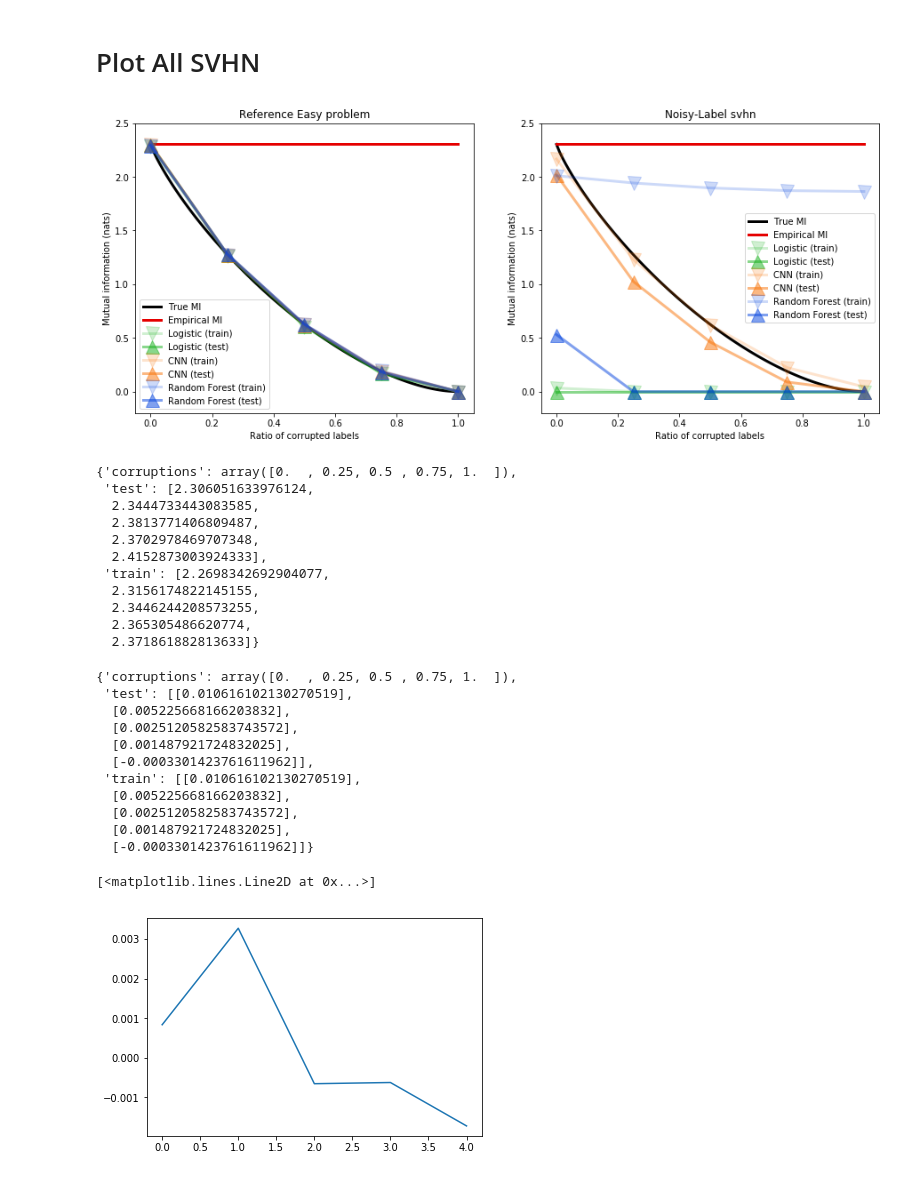
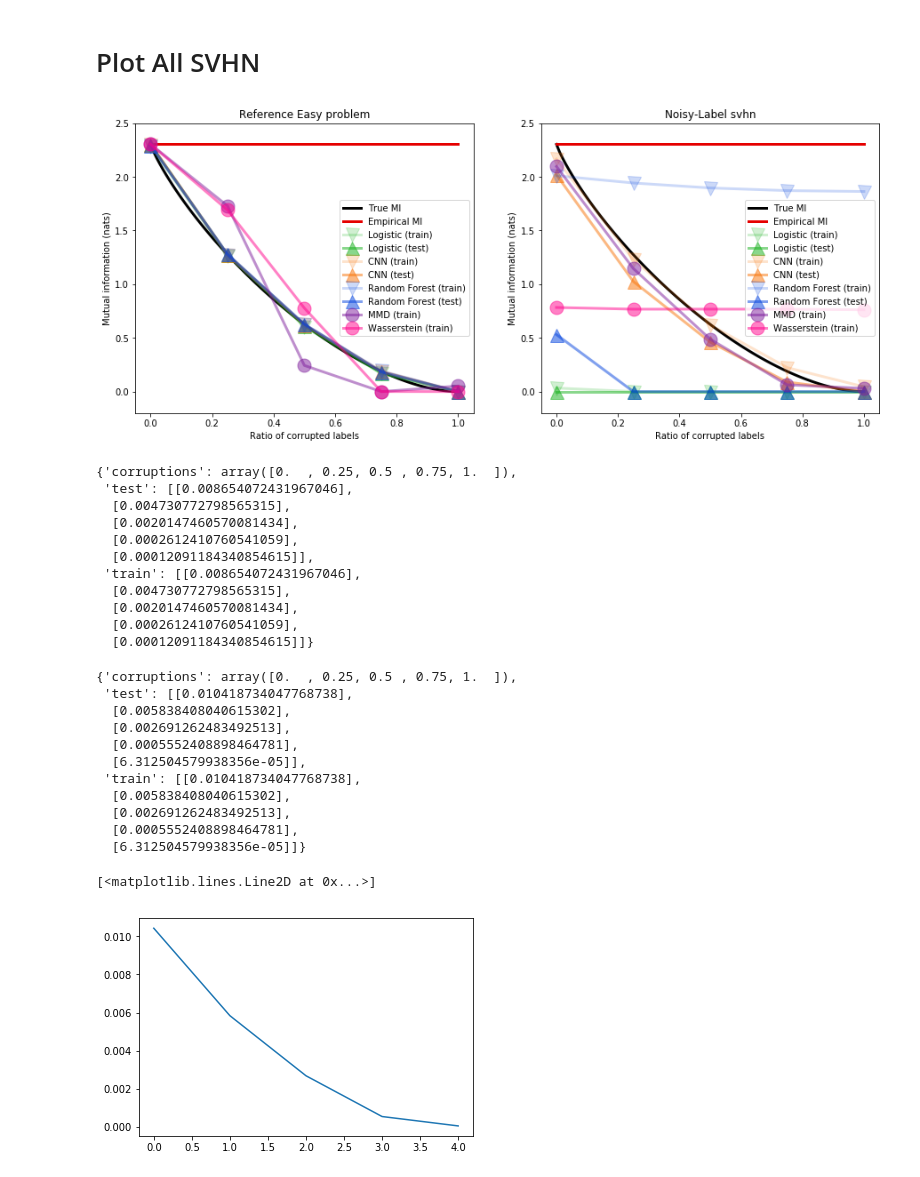
Before and after one commit to gabrielhuang/adversarial-divergence-code, a Jupyter notebook: pmi/pmi mnist.ipynb, the cells around one changed output. Drawn from its saved outputs; the diff is of its cells as text; code cells hidden in the pictures.

Commit message:
adde wasserstein SVHN

```diff
--- a/pmi/pmi mnist.ipynb
+++ b/pmi/pmi mnist.ipynb
@@ -899,7 +964,7 @@ def compute_wasserstein(corruptions, reference=False, N=1000):
         # Weight matrix
         X_train, Y_train = dataset_to_numpy(train_corrupted)
         X_random, Y_random = dataset_to_numpy(train_random)
-        X_test, Y_test = dataset_to_numpy(test_corrupted)
+        #X_test, Y_test = dataset_to_numpy(test_corrupted)
 
         # limit the number of points
         X_train = X_train[:N]
@@ -1033,10 +1134,10 @@ def plot_data2(data, label, color, scale=1., marker=None, **kwargs):
              marker='o', alpha=0.5, linewidth=3, **kwargs)#, ls='dashed')
 
 plt.figure(figsize=(15, 6))
-#MMD_max = np.max(torch.load('reference_mmd.pt')['train'])
-#MMD_scaling = np.log(10) / MMD_max
-#Wasserstein_max = np.max(torch.load('reference_wasserstein.pt')['train'])
-#Wasserstein_scaling = np.log(10) / Wasserstein_max
+MMD_max = np.max(torch.load('{}_reference_mmd.pt'.format(args.dataset))['train'])
+MMD_scaling = np.log(10) / MMD_max
+Wasserstein_max = np.max(torch.load('{}_reference_wasserstein.pt'.format(args.dataset))['train'])
+Wasserstein_scaling = np.log(10) / Wasserstein_max
 
 plt.subplot(121)
 
@@ -1052,8 +1153,8 @@ plt.plot(alpha,empirical_mi, label='Empirical MI', color='xkcd:red', linewidth=3
 plot_data(torch.load('{}_reference_logistic.pt'.format(args.dataset)), 'Logistic', 'xkcd:green', marker='s')
 plot_data(torch.load('{}_reference_cnn.pt'.format(args.dataset)), 'CNN', 'xkcd:orange', marker=10)
 plot_data(torch.load('{}_reference_rf.pt'.format(args.dataset)), 'Random Forest', 'xkcd:blue', marker=11)
-#plot_data2(torch.load('reference_mmd.pt'), 'MMD', 'xkcd:purple', MMD_scaling, marker='o')
-#plot_data2(torch.load('reference_wasserstein.pt'), 'Wasserstein', 'xkcd:hot pink', Wasserstein_scaling, marker='o')
+plot_data2(torch.load('{}_reference_mmd.pt'.format(args.dataset)), 'MMD', 'xkcd:purple', MMD_scaling, marker='o')
+plot_data2(torch.load('{}_reference_wasserstein.pt'.format(args.dataset)), 'Wasserstein', 'xkcd:hot pink', Wasserstein_scaling, marker='o')
 
 
 plt.title('Reference Easy problem')
@@ -1062,66 +1163,66 @@ plt.ylabel('Mutual information (nats)')
 plt.ylim(-0.2, 2.5)
 plt.legend()
 
 
 
 
 plt.subplot(122)
 
 
 # Reference population and empirical
 alpha = np.linspace(0, 1, 100)
 k = 10
 true_mi = corruption_to_mi(alpha)
 empirical_mi = np.ones_like(alpha)*np.log(10)
 plt.plot(alpha, true_mi, label='True MI', color='xkcd:black', linewidth=3)
 plt.plot(alpha,empirical_mi, label='Empirical MI', color='xkcd:red', linewidth=3)
 
 plot_data(torch.load('{}_real_logistic.pt'.format(args.dataset)), 'Logistic', 'xkcd:green', marker='s')
 plot_data(torch.load('{}_real_cnn.pt'.format(args.dataset)), 'CNN', 'xkcd:orange', marker=10)
 plot_data(torch.load('{}_real_rf.pt'.format(args.dataset)), 'Random Forest', 'xkcd:blue', marker=11)
-#plot_data2(torch.load('mnist_mmd.pt'), 'MMD', 'xkcd:purple', MMD_scaling, marker='o')
-#plot_data2(torch.load('mnist_wasserstein.pt'), 'Wasserstein', 'xkcd:hot pink', Wasserstein_scaling, marker='o')
+plot_data2(torch.load('{}_real_mmd.pt'.format(args.dataset)), 'MMD', 'xkcd:purple', MMD_scaling, marker='o')
+plot_data2(torch.load('{}_real_wasserstein.pt'.format(args.dataset)), 'Wasserstein', 'xkcd:hot pink', Wasserstein_scaling, marker='o')
 
 
 plt.title('Noisy-Label {}'.format(args.dataset))
 plt.xlabel('Ratio of corrupted labels')
 plt.ylabel('Mutual information (nats)')
 plt.ylim(-0.2, 2.5)
 plt.legend()
 
 plt.savefig('pmi.pdf')
 # %% [output]
-[figure, old version]
+[figure, new version]
 # %%
-torch.load('svhn_real_logistic.pt')
+torch.load('svhn_real_mmd.pt')
 # %% [output]
 {'corruptions': array([0.  , 0.25, 0.5 , 0.75, 1.  ]),
- 'test': [2.306051633976124,
-  2.3444733443083585,
-  2.3813771406809487,
-  2.3702978469707348,
-  2.4152873003924333],
- 'train': [2.2698342692904077,
-  2.3156174822145155,
-  2.3446244208573255,
-  2.365305486620774,
-  2.371861882813633]}
+ 'test': [[0.008654072431967046],
+  [0.004730772798565315],
+  [0.0020147460570081434],
+  [0.0002612410760541059],
+  [0.00012091184340854615]],
+ 'train': [[0.008654072431967046],
+  [0.004730772798565315],
+  [0.0020147460570081434],
+  [0.0002612410760541059],
+  [0.00012091184340854615]]}
 # %%
-torch.load('reference_mmd.pt')
+torch.load('svhn_reference_mmd.pt')
 # %% [output]
 {'corruptions': array([0.  , 0.25, 0.5 , 0.75, 1.  ]),
- 'test': [[0.010616102130270519],
-  [0.005225668166203832],
-  [0.0025120582583743572],
-  [0.001487921724832025],
-  [-0.0003301423761611962]],
- 'train': [[0.010616102130270519],
-  [0.005225668166203832],
-  [0.0025120582583743572],
-  [0.001487921724832025],
-  [-0.0003301423761611962]]}
+ 'test': [[0.010418734047768738],
+  [0.005838408040615302],
+  [0.002691262483492513],
+  [0.0005552408898464781],
+  [6.312504579938356e-05]],
+ 'train': [[0.010418734047768738],
+  [0.005838408040615302],
+  [0.002691262483492513],
+  [0.0005552408898464781],
+  [6.312504579938356e-05]]}
 # %%
-plt.plot(torch.load('mnist_mmd.pt')['train'])
+plt.plot(torch.load('svhn_reference_mmd.pt')['train'])
 # %% [output]
 [<matplotlib.lines.Line2D at 0x...>]
-[figure, old version]
+[figure, new version]
```
Also changed, not shown: parts of 7 cells of this notebook.
